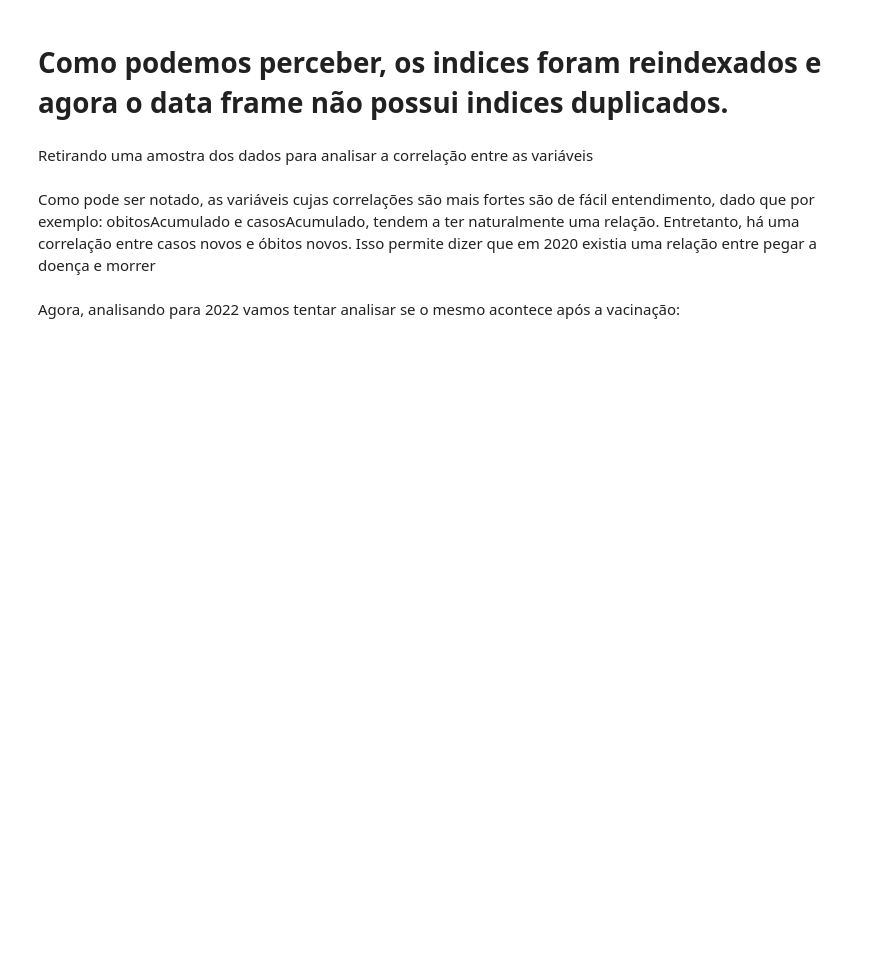
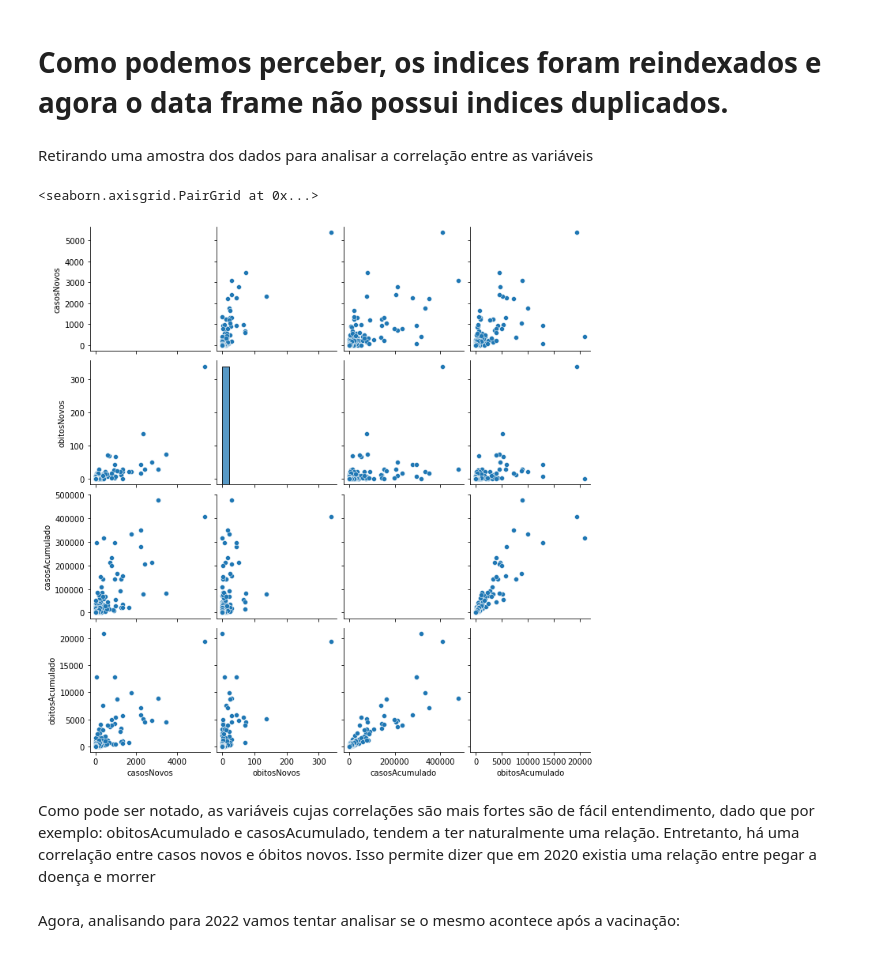
Before and after one commit to GabriellMiranda/TP-Dados-Analise-de-dados-de-covid, a Jupyter notebook: TP_Dados.ipynb, the cells around one changed output. Saved outputs shown, nothing was run; the diff lists cells and outputs as text; code cells hidden in the pictures; blank space fills up the shorter version.

```diff
--- a/TP_Dados.ipynb
+++ b/TP_Dados.ipynb
@@ -1418,8 +1430,11 @@ True
 # %% [markdown]
 Retirando uma amostra dos dados para analisar a correlação entre as variáveis
 # %%
-#sample = RegioesBrasil2020.sample(10000)
-#sns.pairplot(sample,vars=['casosNovos','obitosNovos','casosAcumulado','obitosAcumulado'])
+sample = RegioesBrasil2020.sample(10000)
+sns.pairplot(sample,vars=['casosNovos','obitosNovos','casosAcumulado','obitosAcumulado'])
+# %% [output]
+<seaborn.axisgrid.PairGrid at 0x...>
+[figure, added]
 # %% [markdown]
 Como pode ser notado, as variáveis cujas correlações são mais fortes são de fácil entendimento, dado que por exemplo: obitosAcumulado e casosAcumulado, tendem a ter naturalmente uma relação. Entretanto, há uma correlação entre casos novos e óbitos novos. Isso permite dizer que em 2020 existia uma relação entre pegar a doença e morrer
 # %% [markdown]
```
Also changed, not shown: parts of 34 cells of this notebook.
